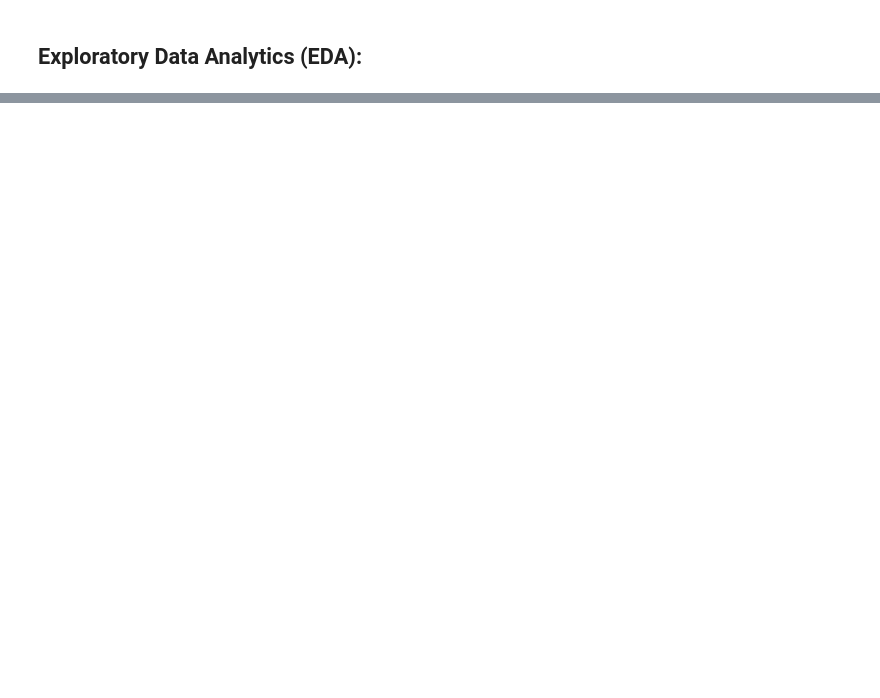
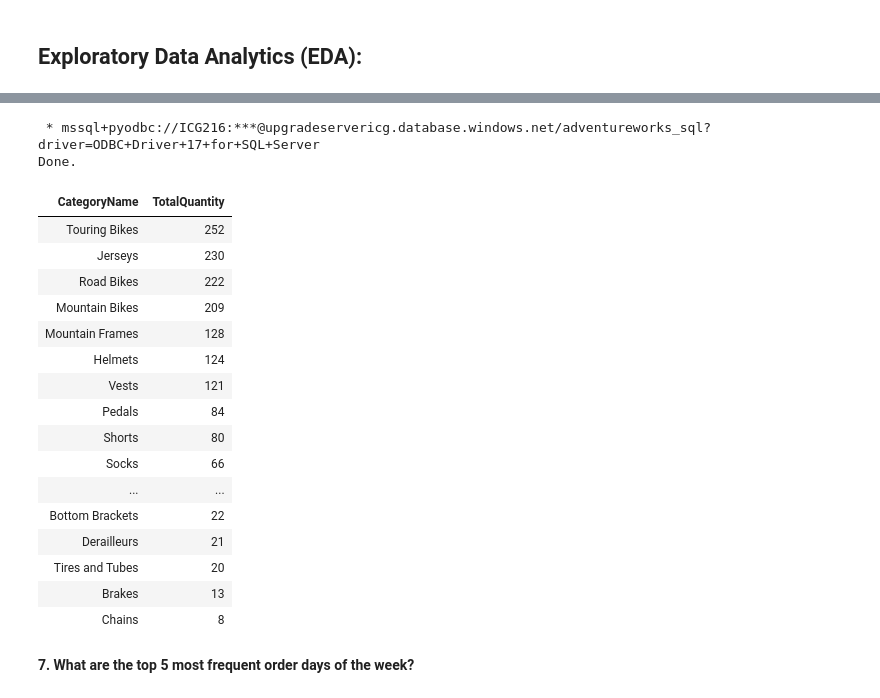
Before and after one commit to ICG216/AdventureWorks_SQL, a Jupyter notebook: AdventureWorks_EDA_01.ipynb, the cells around one changed output, grey strips where cells are left out. Drawn from its saved outputs; the diff is of its cells as text; code cells hidden in the pictures; blank space fills up the shorter version.

```diff
--- a/AdventureWorks_EDA_01.ipynb
+++ b/AdventureWorks_EDA_01.ipynb
@@ -63,0 +193,37 @@ Done.
+# %%
+%%sql
+SELECT
+    pc.Name AS CategoryName,
+    SUM(od.OrderQty) AS TotalQuantity
+FROM
+    SalesLT.SalesOrderDetail od
+JOIN
+    SalesLT.Product p ON od.ProductID = p.ProductID
+JOIN
+    SalesLT.ProductCategory pc ON p.ProductCategoryID = pc.ProductCategoryID
+GROUP BY
+    pc.Name
+ORDER BY
+    TotalQuantity DESC;
+# %% [output]
+ * mssql+pyodbc://ICG216:***@upgradeservericg.database.windows.net/adventureworks_sql?driver=ODBC+Driver+17+for+SQL+Server
+Done.
+| CategoryName | TotalQuantity |
+| Touring Bikes | 252 |
+| Jerseys | 230 |
+| Road Bikes | 222 |
+| Mountain Bikes | 209 |
+| Mountain Frames | 128 |
+| Helmets | 124 |
+| Vests | 121 |
+| Pedals | 84 |
+| Shorts | 80 |
+| Socks | 66 |
+| ... | ... |
+| Bottom Brackets | 22 |
+| Derailleurs | 21 |
+| Tires and Tubes | 20 |
+| Brakes | 13 |
+| Chains | 8 |
+# %% [markdown]
+**7. What are the top 5 most frequent order days of the week?**
```
Also changed, not shown: parts of 20 cells of this notebook.
